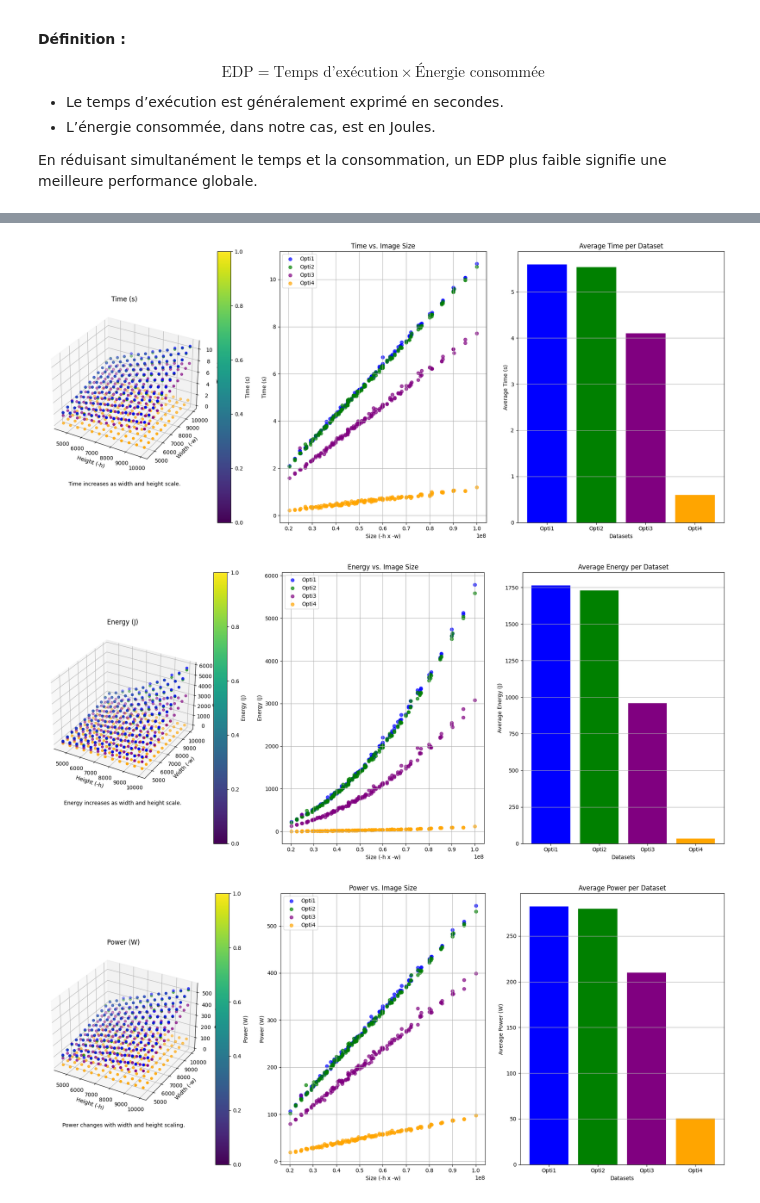
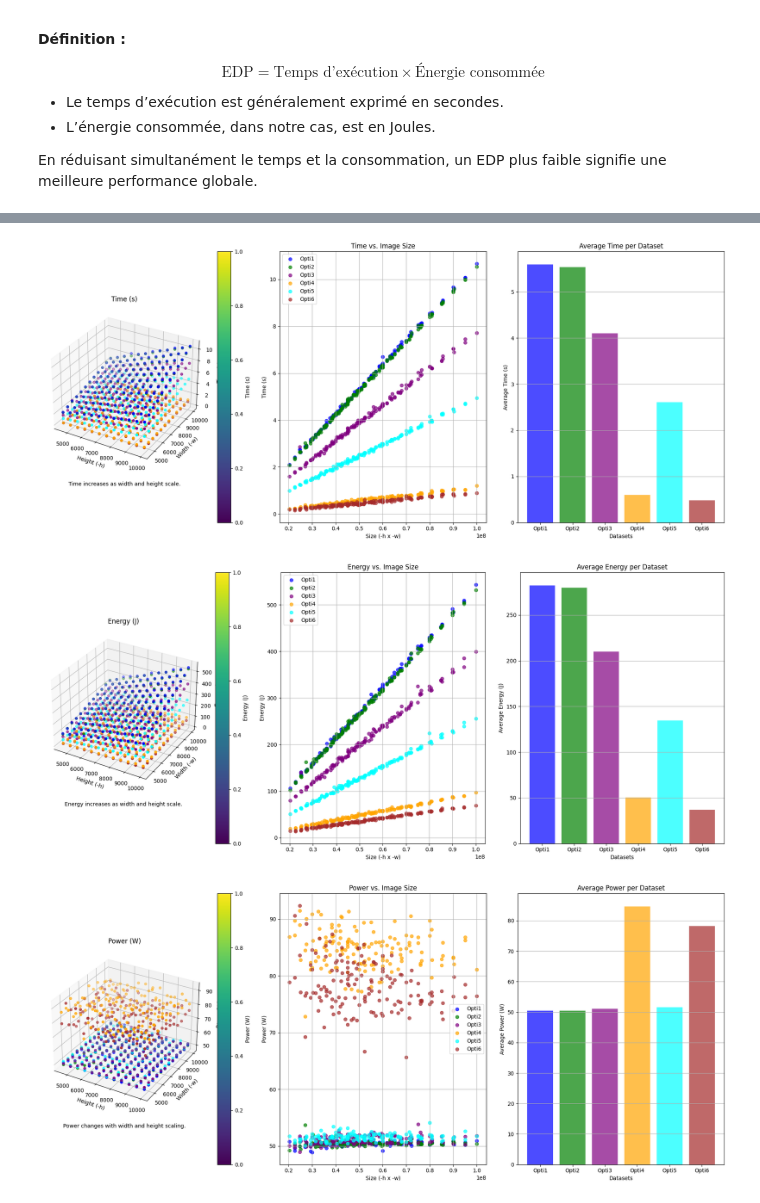
Before and after one commit to HDwayne/SE-ENER, a Jupyter notebook: result/analyse.ipynb, the cells around one changed output, grey strips where cells are left out. Cells and saved outputs as stored; diff of their text form; code cells hidden in the pictures.

```diff
--- a/result/analyse.ipynb
+++ b/result/analyse.ipynb
@@ -159,0 +174,3 @@ data_opti4.head()
+# %%
+data_opti5 = format_data(data_opti5)
+data_opti5.head()
@@ -159,0 +186,4 @@ data_opti4.head()
+# %%
+file_path_opti6 = "./data-opti6-fractal/results.json"
+data_opti6 = import_json(file_path_opti6)
+data_opti6.head()
@@ -159,0 +198,3 @@ data_opti4.head()
+# %%
+data_opti6 = format_data(data_opti6)
+data_opti6.head()
@@ -217,6 +265,8 @@ data_opti1['EDP'] = data_opti1['time'] * data_opti1['energy']
 data_opti2['EDP'] = data_opti2['time'] * data_opti2['energy']
 data_opti3['EDP'] = data_opti3['time'] * data_opti3['energy']
 data_opti4['EDP'] = data_opti4['time'] * data_opti4['energy']
+data_opti5['EDP'] = data_opti5['time'] * data_opti5['energy']
+data_opti6['EDP'] = data_opti6['time'] * data_opti6['energy']
 # %%
 fig = plt.figure(figsize=(16, 8))
 
@@ -256,6 +310,8 @@ sc_time1 = ax1.scatter(data_opti1['-h'], data_opti1['-w'], data_opti1['time'], c
 sc_time2 = ax1.scatter(data_opti2['-h'], data_opti2['-w'], data_opti2['time'], c='green', label='Opti2')
 sc_time3 = ax1.scatter(data_opti3['-h'], data_opti3['-w'], data_opti3['time'], c='purple', label='Opti3')
 sc_time4 = ax1.scatter(data_opti4['-h'], data_opti4['-w'], data_opti4['time'], c='orange', label='Opti4')
+sc_time5 = ax1.scatter(data_opti5['-h'], data_opti5['-w'], data_opti5['time'], c='cyan', label='Opti5')
+sc_time6 = ax1.scatter(data_opti6['-h'], data_opti6['-w'], data_opti6['time'], c='brown', label='Opti6')
 ax1.set_title('Time (s)', fontsize=12)
 ax1.set_xlabel('Height (-h)', fontsize=10)
 ax1.set_ylabel('Width (-w)', fontsize=10)
@@ -268,16 +324,18 @@ ax2.scatter(data_opti1['-h'] * data_opti1['-w'], data_opti1['time'], c='blue', l
 ax2.scatter(data_opti2['-h'] * data_opti2['-w'], data_opti2['time'], c='green', label='Opti2', alpha=0.7)
 ax2.scatter(data_opti3['-h'] * data_opti3['-w'], data_opti3['time'], c='purple', label='Opti3', alpha=0.7)
 ax2.scatter(data_opti4['-h'] * data_opti4['-w'], data_opti4['time'], c='orange', label='Opti4', alpha=0.7)
+ax2.scatter(data_opti5['-h'] * data_opti5['-w'], data_opti5['time'], c='cyan', label='Opti5', alpha=0.7)
+ax2.scatter(data_opti6['-h'] * data_opti6['-w'], data_opti6['time'], c='brown', label='Opti6', alpha=0.7)
 ax2.set_title('Time vs. Image Size', fontsize=12)
 ax2.set_xlabel('Size (-h x -w)', fontsize=10)
 ax2.set_ylabel('Time (s)', fontsize=10)
 ax2.grid(True)
 ax2.legend()
 
-avg_time = [data_opti1['time'].mean(), data_opti2['time'].mean(), data_opti3['time'].mean(), data_opti4['time'].mean()]
-labels = ['Opti1', 'Opti2', 'Opti3', 'Opti4']
+avg_time = [data_opti1['time'].mean(), data_opti2['time'].mean(), data_opti3['time'].mean(), data_opti4['time'].mean(), data_opti5['time'].mean(), data_opti6['time'].mean()]
+labels = ['Opti1', 'Opti2', 'Opti3', 'Opti4', 'Opti5', 'Opti6']
 ax3 = fig.add_subplot(133)
-ax3.bar(labels, avg_time, color=['blue', 'green', 'purple', 'orange'])
+ax3.bar(labels, avg_time, color=['blue', 'green', 'purple', 'orange', 'cyan', 'brown'], alpha=0.7)
 ax3.set_title('Average Time per Dataset', fontsize=12)
 ax3.set_xlabel('Datasets', fontsize=10)
 ax3.set_ylabel('Average Time (s)', fontsize=10)
@@ -286,17 +344,19 @@ ax3.grid(axis='y')
 plt.tight_layout()
 plt.show()
 # %% [output]
-[figure, old version]
+[figure, new version]
 # %%
 # Create the figure for the 'energy' equivalent plots
 fig = plt.figure(figsize=(18, 8))
 
 # 3D scatter plot with 'energy'
 ax1 = fig.add_subplot(131, projection='3d')
-sc_energy1 = ax1.scatter(data_opti1['-h'], data_opti1['-w'], data_opti1['EDP'], c='blue', label='Opti1')
-sc_energy2 = ax1.scatter(data_opti2['-h'], data_opti2['-w'], data_opti2['EDP'], c='green', label='Opti2')
-sc_energy3 = ax1.scatter(data_opti3['-h'], data_opti3['-w'], data_opti3['EDP'], c='purple', label='Opti3')
-sc_energy4 = ax1.scatter(data_opti4['-h'], data_opti4['-w'], data_opti4['EDP'], c='orange', label='Opti4')
+sc_energy1 = ax1.scatter(data_opti1['-h'], data_opti1['-w'], data_opti1['energy'], c='blue', label='Opti1')
+sc_energy2 = ax1.scatter(data_opti2['-h'], data_opti2['-w'], data_opti2['energy'], c='green', label='Opti2')
+sc_energy3 = ax1.scatter(data_opti3['-h'], data_opti3['-w'], data_opti3['energy'], c='purple', label='Opti3')
+sc_energy4 = ax1.scatter(data_opti4['-h'], data_opti4['-w'], data_opti4['energy'], c='orange', label='Opti4')
+sc_energy5 = ax1.scatter(data_opti5['-h'], data_opti5['-w'], data_opti5['energy'], c='cyan', label='Opti5')
+sc_energy6 = ax1.scatter(data_opti6['-h'], data_opti6['-w'], data_opti6['energy'], c='brown', label='Opti6')
 ax1.set_title('Energy (J)', fontsize=12)
 ax1.set_xlabel('Height (-h)', fontsize=10)
 ax1.set_ylabel('Width (-w)', fontsize=10)
@@ -306,10 +366,12 @@ ax1.text2D(0.5, -0.1, "Energy increases as width and height scale.", transform=a
 
 # 2D scatter plot with 'energy' vs size
 ax2 = fig.add_subplot(132)
-ax2.scatter(data_opti1['-h'] * data_opti1['-w'], data_opti1['EDP'], c='blue', label='Opti1', alpha=0.7)
-ax2.scatter(data_opti2['-h'] * data_opti2['-w'], data_opti2['EDP'], c='green', label='Opti2', alpha=0.7)
-ax2.scatter(data_opti3['-h'] * data_opti3['-w'], data_opti3['EDP'], c='purple', label='Opti3', alpha=0.7)
-ax2.scatter(data_opti4['-h'] * data_opti4['-w'], data_opti4['EDP'], c='orange', label='Opti4', alpha=0.7)
+ax2.scatter(data_opti1['-h'] * data_opti1['-w'], data_opti1['energy'], c='blue', label='Opti1', alpha=0.7)
+ax2.scatter(data_opti2['-h'] * data_opti2['-w'], data_opti2['energy'], c='green', label='Opti2', alpha=0.7)
+ax2.scatter(data_opti3['-h'] * data_opti3['-w'], data_opti3['energy'], c='purple', label='Opti3', alpha=0.7)
+ax2.scatter(data_opti4['-h'] * data_opti4['-w'], data_opti4['energy'], c='orange', label='Opti4', alpha=0.7)
+ax2.scatter(data_opti5['-h'] * data_opti5['-w'], data_opti5['energy'], c='cyan', label='Opti5', alpha=0.7)
+ax2.scatter(data_opti6['-h'] * data_opti6['-w'], data_opti6['energy'], c='brown', label='Opti6', alpha=0.7)
 ax2.set_title('Energy vs. Image Size', fontsize=12)
 ax2.set_xlabel('Size (-h x -w)', fontsize=10)
 ax2.set_ylabel('Energy (J)', fontsize=10)
@@ -317,10 +379,10 @@ ax2.grid(True)
 ax2.legend()
 
 # Bar plot for average 'energy'
-avg_energy = [data_opti1['EDP'].mean(), data_opti2['EDP'].mean(), data_opti3['EDP'].mean(), data_opti4['EDP'].mean()]
-labels = ['Opti1', 'Opti2', 'Opti3', 'Opti4']
+avg_energy = [data_opti1['energy'].mean(), data_opti2['energy'].mean(), data_opti3['energy'].mean(), data_opti4['energy'].mean(), data_opti5['energy'].mean(), data_opti6['energy'].mean()]
+labels = ['Opti1', 'Opti2', 'Opti3', 'Opti4', 'Opti5', 'Opti6']
 ax3 = fig.add_subplot(133)
-ax3.bar(labels, avg_energy, color=['blue', 'green', 'purple', 'orange'])
+ax3.bar(labels, avg_energy, color=['blue', 'green', 'purple', 'orange', 'cyan', 'brown'], alpha=0.7)
 ax3.set_title('Average Energy per Dataset', fontsize=12)
 ax3.set_xlabel('Datasets', fontsize=10)
 ax3.set_ylabel('Average Energy (J)', fontsize=10)
@@ -329,16 +391,10 @@ ax3.grid(axis='y')
 plt.tight_layout()
 plt.show()
 # %% [output]
-[figure, old version]
+[figure, new version]
 # %%
 # Create the figure for the 'power' equivalent plots
 fig = plt.figure(figsize=(18, 8))
-
-# Adding 'power' column for demonstration
-data_opti1['power'] = data_opti1['EDP'] / data_opti1['time']
-data_opti2['power'] = data_opti2['EDP'] / data_opti2['time']
-data_opti3['power'] = data_opti3['EDP'] / data_opti3['time']
-data_opti4['power'] = data_opti4['EDP'] / data_opti4['time']
 
 # 3D scatter plot with 'power'
 ax1 = fig.add_subplot(131, projection='3d')
@@ -346,36 +402,40 @@ sc_power1 = ax1.scatter(data_opti1['-h'], data_opti1['-w'], data_opti1['power'],
 sc_power2 = ax1.scatter(data_opti2['-h'], data_opti2['-w'], data_opti2['power'], c='green', label='Opti2')
 sc_power3 = ax1.scatter(data_opti3['-h'], data_opti3['-w'], data_opti3['power'], c='purple', label='Opti3')
 sc_power4 = ax1.scatter(data_opti4['-h'], data_opti4['-w'], data_opti4['power'], c='orange', label='Opti4')
+sc_power5 = ax1.scatter(data_opti5['-h'], data_opti5['-w'], data_opti5['power'], c='cyan', label='Opti5')
+sc_power6 = ax1.scatter(data_opti6['-h'], data_opti6['-w'], data_opti6['power'], c='brown', label='Opti6')
 ax1.set_title('Power (W)', fontsize=12)
 ax1.set_xlabel('Height (-h)', fontsize=10)
 ax1.set_ylabel('Width (-w)', fontsize=10)
 ax1.set_zlabel('Power (W)', fontsize=10)
 plt.colorbar(sc_power1, ax=ax1, label='Power (W)')
 ax1.text2D(0.5, -0.1, "Power changes with width and height scaling.", transform=ax1.transAxes, fontsize=10, ha='center')
 
 # 2D scatter plot with 'power' vs size
 ax2 = fig.add_subplot(132)
 ax2.scatter(data_opti1['-h'] * data_opti1['-w'], data_opti1['power'], c='blue', label='Opti1', alpha=0.7)
 ax2.scatter(data_opti2['-h'] * data_opti2['-w'], data_opti2['power'], c='green', label='Opti2', alpha=0.7)
 ax2.scatter(data_opti3['-h'] * data_opti3['-w'], data_opti3['power'], c='purple', label='Opti3', alpha=0.7)
 ax2.scatter(data_opti4['-h'] * data_opti4['-w'], data_opti4['power'], c='orange', label='Opti4', alpha=0.7)
+ax2.scatter(data_opti5['-h'] * data_opti5['-w'], data_opti5['power'], c='cyan', label='Opti5', alpha=0.7)
+ax2.scatter(data_opti6['-h'] * data_opti6['-w'], data_opti6['power'], c='brown', label='Opti6', alpha=0.7)
 ax2.set_title('Power vs. Image Size', fontsize=12)
 ax2.set_xlabel('Size (-h x -w)', fontsize=10)
 ax2.set_ylabel('Power (W)', fontsize=10)
 ax2.grid(True)
 ax2.legend()
 
 # Bar plot for average 'power'
-avg_power = [data_opti1['power'].mean(), data_opti2['power'].mean(), data_opti3['power'].mean(), data_opti4['power'].mean()]
-labels = ['Opti1', 'Opti2', 'Opti3', 'Opti4']
+avg_power = [data_opti1['power'].mean(), data_opti2['power'].mean(), data_opti3['power'].mean(), data_opti4['power'].mean(), data_opti5['power'].mean(), data_opti6['power'].mean()]
+labels = ['Opti1', 'Opti2', 'Opti3', 'Opti4', 'Opti5', 'Opti6']
 ax3 = fig.add_subplot(133)
-ax3.bar(labels, avg_power, color=['blue', 'green', 'purple', 'orange'])
+ax3.bar(labels, avg_power, color=['blue', 'green', 'purple', 'orange', 'cyan', 'brown'], alpha=0.7)
 ax3.set_title('Average Power per Dataset', fontsize=12)
 ax3.set_xlabel('Datasets', fontsize=10)
 ax3.set_ylabel('Average Power (W)', fontsize=10)
 ax3.grid(axis='y')
 
 plt.tight_layout()
 plt.show()
 # %% [output]
-[figure, old version]
+[figure, new version]
```
Also changed, not shown: parts of 8 cells of this notebook, 15 other files.
